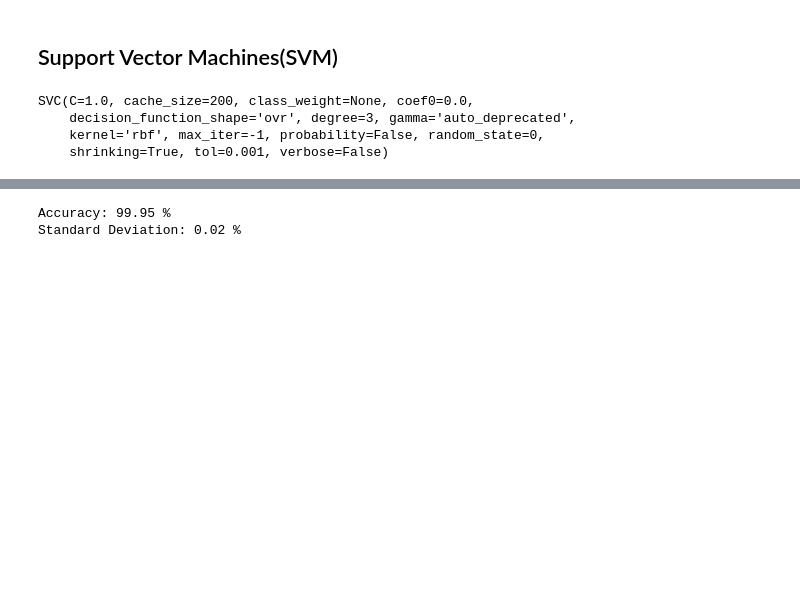
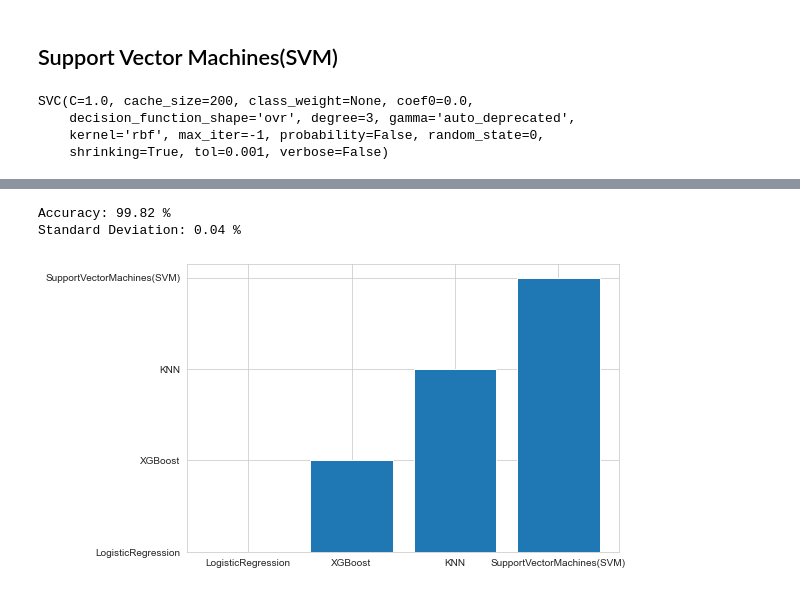
Before and after one commit to RohitBontha/Skin-Segmentation, a Jupyter notebook: TestProject.ipynb, the cells around one changed output, grey strips where cells are left out. Drawn from its saved outputs; the diff is of its cells as text; code cells hidden in the pictures; blank space fills up the shorter version.

```diff
--- a/TestProject.ipynb
+++ b/TestProject.ipynb
@@ -239,8 +296,8 @@ print(cm)
 # %%
 from sklearn.model_selection import cross_val_score
-accuracies = cross_val_score(estimator = classifier, X = X_train, y = y_train, cv = 10)
-print("Accuracy: {:.2f} %".format(accuracies.mean()*100))
-print("Standard Deviation: {:.2f} %".format(accuracies.std()*100))
+accuracies3 = cross_val_score(estimator = classifier3, X = X_train, y = y_train, cv = 10)
+print("Accuracy: {:.2f} %".format(accuracies3.mean()*100))
+print("Standard Deviation: {:.2f} %".format(accuracies3.std()*100))
 # %% [output]
 Accuracy: 99.95 %
 Standard Deviation: 0.02 %
@@ -361,8 +418,18 @@ print(cm)
 # %%
 from sklearn.model_selection import cross_val_score
-accuracies3 = cross_val_score(estimator = classifier2, X = X_train, y = y_train, cv = 10)
-print("Accuracy: {:.2f} %".format(accuracies3.mean()*100))
-print("Standard Deviation: {:.2f} %".format(accuracies3.std()*100))
+accuracies4 = cross_val_score(estimator = classifier4, X = X_train, y = y_train, cv = 10)
+print("Accuracy: {:.2f} %".format(accuracies4.mean()*100))
+print("Standard Deviation: {:.2f} %".format(accuracies4.std()*100))
 # %% [output]
-Accuracy: 99.95 %
-Standard Deviation: 0.02 %
+Accuracy: 99.82 %
+Standard Deviation: 0.04 %
+# %%
+import matplotlib.pyplot as plt
+fig = plt.figure()
+ax = fig.add_axes([0,0,1,1])
+Accuracies = ['LogisticRegression', 'XGBoost', 'KNN', 'SupportVectorMachines(SVM)']
+X          = [accuracies1,accuracies3,accuracies2,accuracies4]
+ax.bar(Classifier,Accuracies)
+plt.show()
+# %% [output]
+[figure, added]
```
Also changed, not shown: parts of 17 cells of this notebook.
